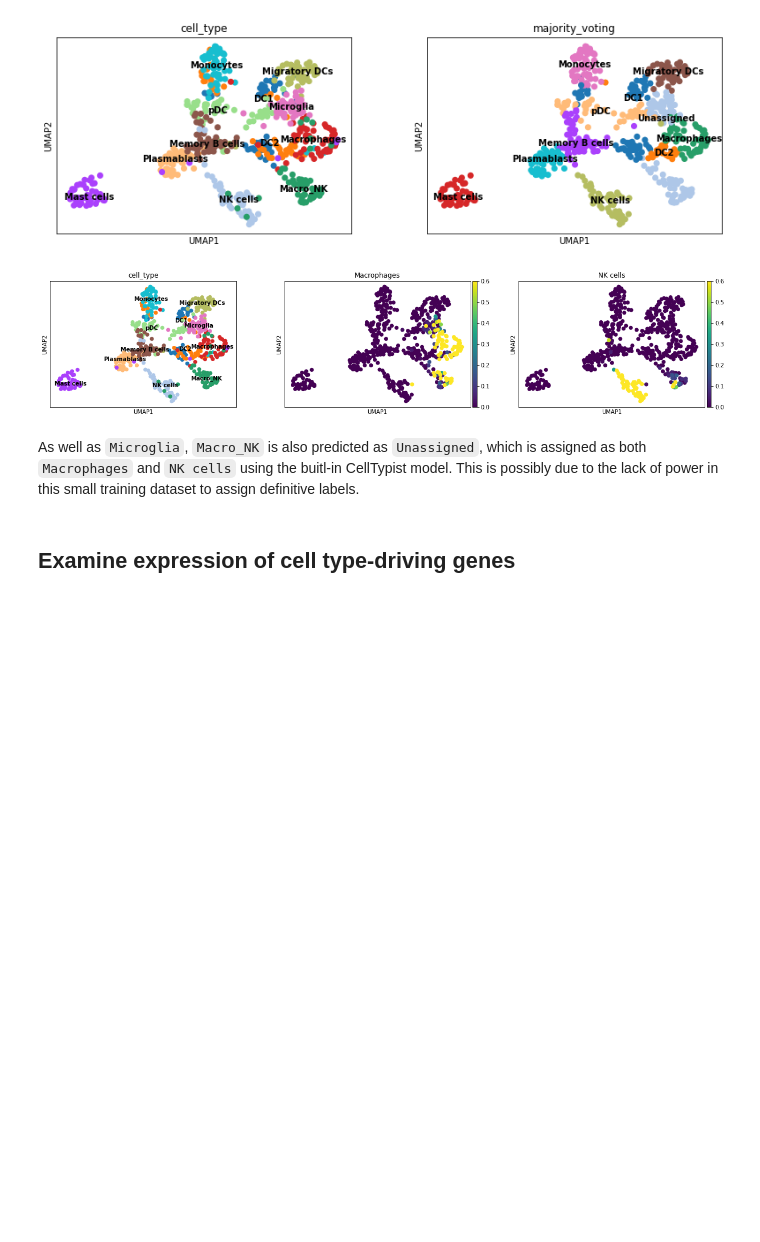
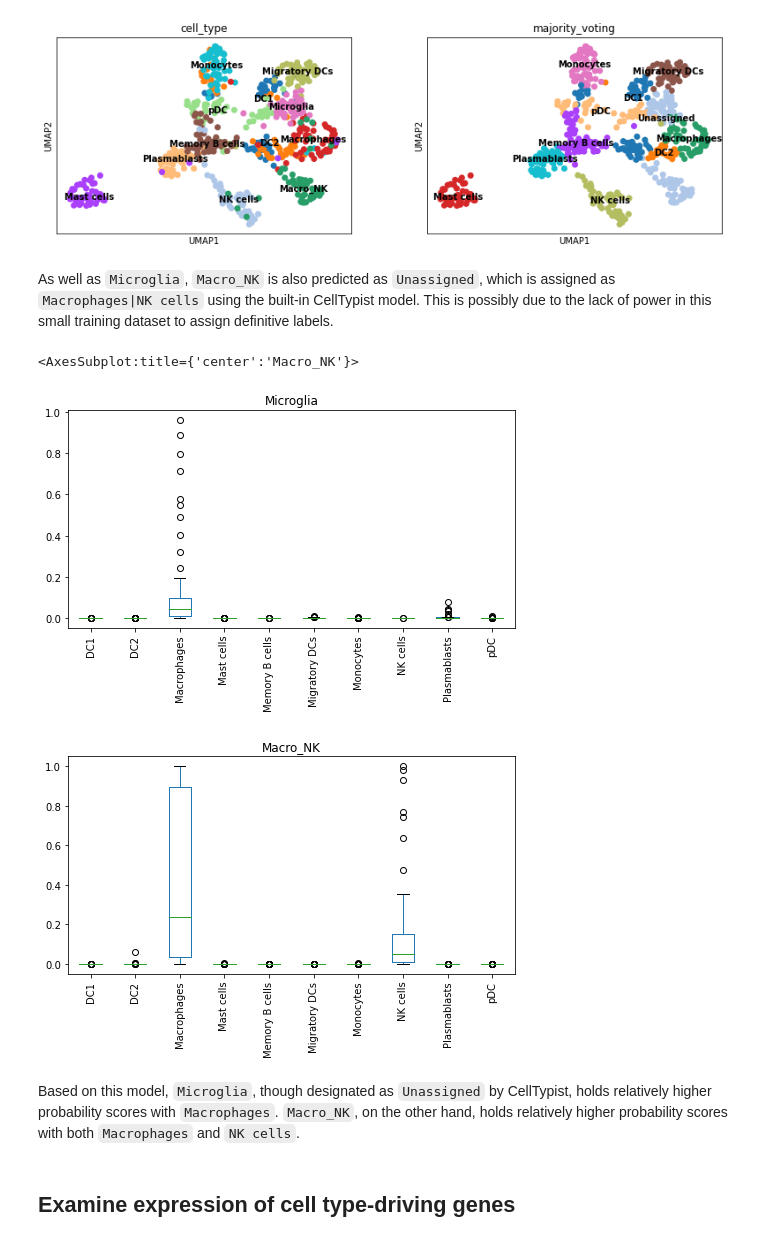
Before and after one commit to Teichlab/celltypist, a Jupyter notebook: notebook/celltypist_tutorial_ml.ipynb, the cells around one changed output. Cells and saved outputs as stored; diff of their text form; code cells hidden in the pictures; blank space fills up the shorter version.

```diff
--- a/notebook/celltypist_tutorial_ml.ipynb
+++ b/notebook/celltypist_tutorial_ml.ipynb
@@ -371,12 +388,17 @@ sc.tl.umap(adata)
 sc.pl.umap(adata, color = ['cell_type', 'majority_voting'], legend_loc = 'on data')
 # %% [output]
 [figure]
-# %%
-sc.pl.umap(adata, color = ['cell_type', 'Macrophages', 'NK cells'], legend_loc = 'on data', vmin = 0, vmax = 0.6)
-# %% [output]
-[figure, removed]
 # %% [markdown]
-As well as `Microglia`, `Macro_NK` is also predicted as `Unassigned`, which is assigned as both `Macrophages` and `NK cells` using the buitl-in CellTypist model. This is possibly due to the lack of power in this small training dataset to assign definitive labels.
+As well as `Microglia`, `Macro_NK` is also predicted as `Unassigned`, which is assigned as `Macrophages|NK cells` using the built-in CellTypist model. This is possibly due to the lack of power in this small training dataset to assign definitive labels.
+# %%
+adata.obs.loc[adata.obs.cell_type == 'Microglia', new_model.cell_types].plot(kind = 'box', rot = 90, figsize = [8, 4], title = 'Microglia')
+adata.obs.loc[adata.obs.cell_type == 'Macro_NK', new_model.cell_types].plot(kind = 'box', rot = 90, figsize = [8, 4], title = 'Macro_NK')
+# %% [output]
+<AxesSubplot:title={'center':'Macro_NK'}>
+[figure, added]
+[figure, added]
+# %% [markdown]
+Based on this model, `Microglia`, though designated as `Unassigned` by CellTypist, holds relatively higher probability scores with `Macrophages`. `Macro_NK`, on the other hand, holds relatively higher probability scores with both `Macrophages` and `NK cells`.
 # %% [markdown]
 ## Examine expression of cell type-driving genes
 # %% [markdown]
```
Also changed, not shown: parts of 7 cells of this notebook.
